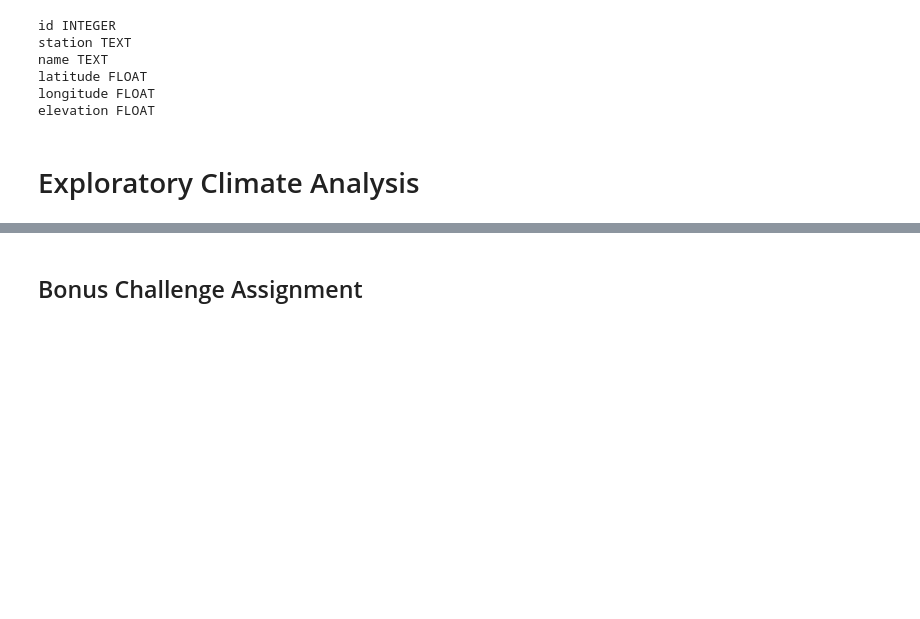
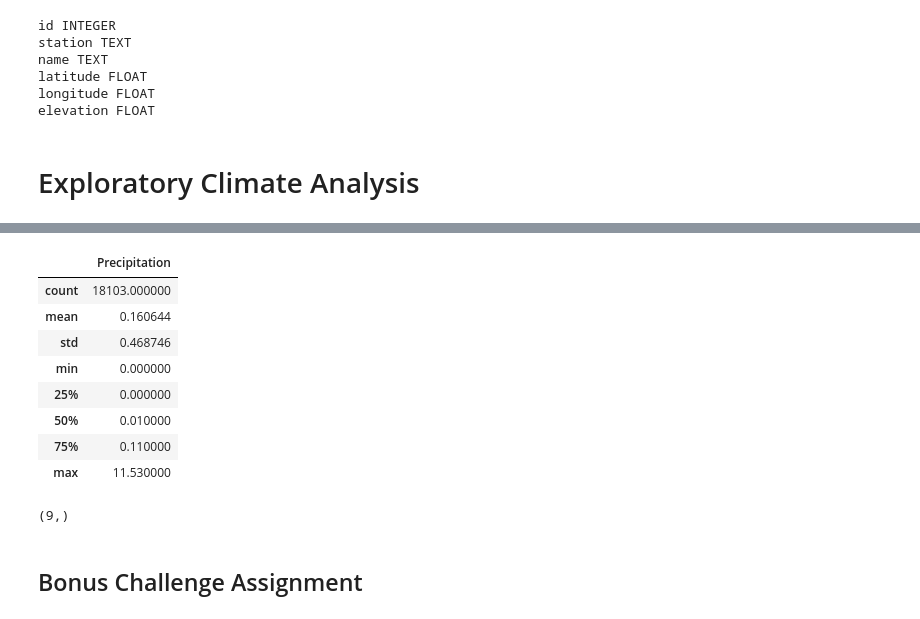
Before and after one commit to abordetskiy/Hawaii-Climate-Data-SQL-Integration, a Jupyter notebook: sqlalchemy-challenge.ipynb, the cells around one changed output, grey strips where cells are left out. Saved outputs shown, nothing was run; the diff lists cells and outputs as text; code cells hidden in the pictures; blank space fills up the shorter version.

```diff
--- a/sqlalchemy-challenge.ipynb
+++ b/sqlalchemy-challenge.ipynb
@@ -77,7 +91,23 @@ mySession = Session(bind=engine)
 # %%
 # Use Pandas to calcualte the summary statistics for the precipitation data
+Last12moPrcp_df.describe()
+# %% [output]
+|  | Precipitation |
+| count | 18103.000000 |
+| mean | 0.160644 |
+| std | 0.468746 |
+| min | 0.000000 |
+| 25% | 0.000000 |
+| 50% | 0.010000 |
+| 75% | 0.110000 |
+| max | 11.530000 |
 # %%
 # Design a query to show how many stations are available in this dataset?
+QueryCount_tu = mySession.query(func.count(Station_Table.station))
+QueryCount = QueryCount[0][0]
+print(QueryCount)
+# %% [output]
+(9,)
 # %%
 # What are the most active stations? (i.e. what stations have the most rows)?
 # List the stations and the counts in descending order.
```
Also changed, not shown: parts of 1 cell of this notebook.
